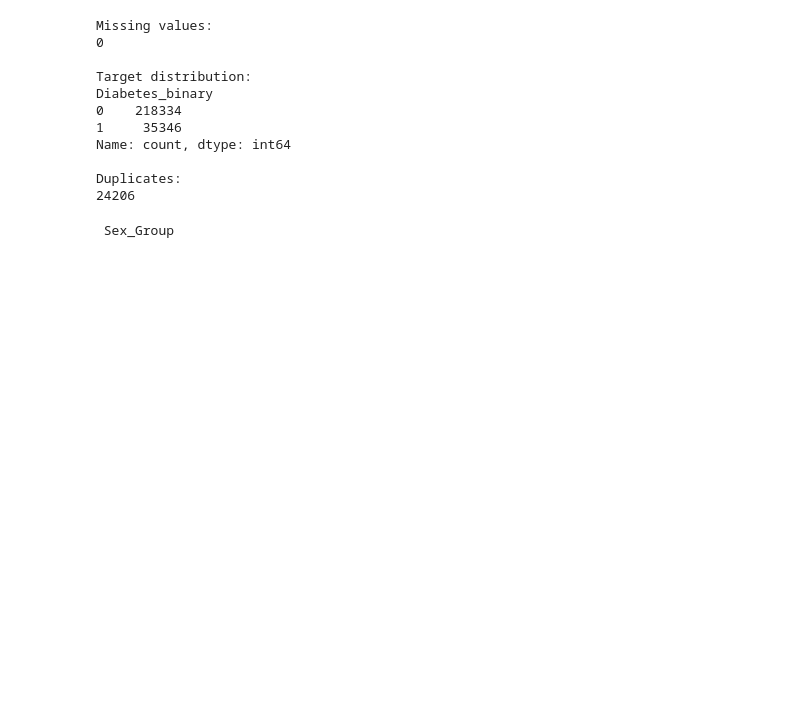
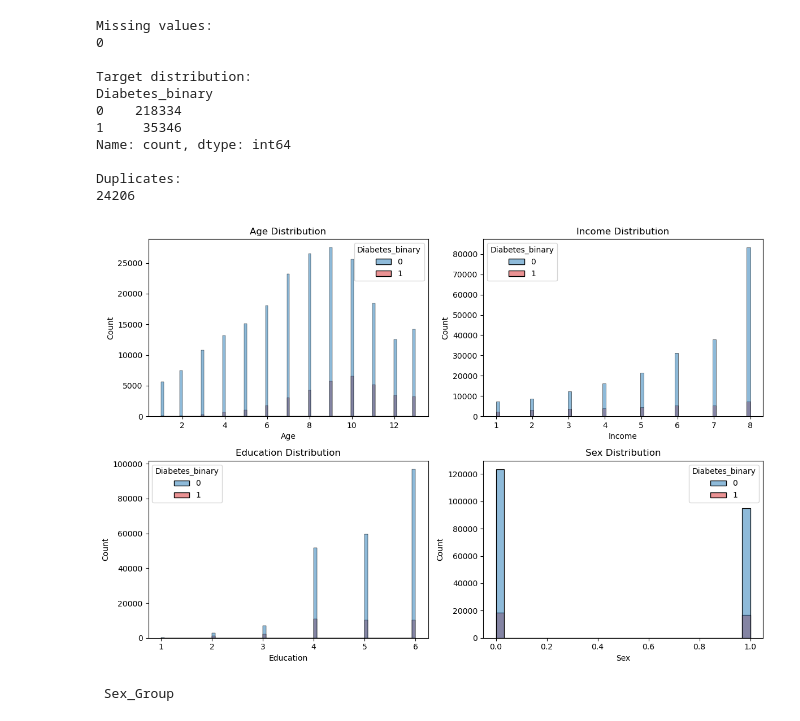
Before and after one commit to emurilloreyes/demographic-diabetes-calibration, a Jupyter notebook: notebooks/01_data_exploration.ipynb, the cells around one changed output. Drawn from its saved outputs; the diff is of its cells as text; code cells hidden in the pictures; blank space fills up the shorter version.

Commit message:
Feature Distribution Plots

```diff
--- a/notebooks/01_data_exploration.ipynb
+++ b/notebooks/01_data_exploration.ipynb
@@ -88,6 +88,19 @@ Name: count, dtype: int64
 
 Duplicates:
 24206
+# %%
+import matplotlib.pyplot as plt
+import seaborn as sns
+#Visualize feature distributions
+demographic_features = ["Age", "Income", "Education", "Sex"]
+fig, axes = plt.subplots(2, 2, figsize=(12, 8))
+for feature, ax in zip(demographic_features, axes.ravel()):
+    sns.histplot(data=df, x=feature, hue="Diabetes_binary", ax=ax, palette={0: "tab:blue", 1: "tab:red"})
+    ax.set_title(f"{feature} Distribution")
+plt.tight_layout();
+plt.show()
+# %% [output]
+[figure, added]
 # %%
 # Make the dataframes for 4 social econoimic groups. We wanna check if there is sufficient data in each of these subgroups to be able train good models.
 
```
Also changed, not shown: parts of 1 cell of this notebook.
